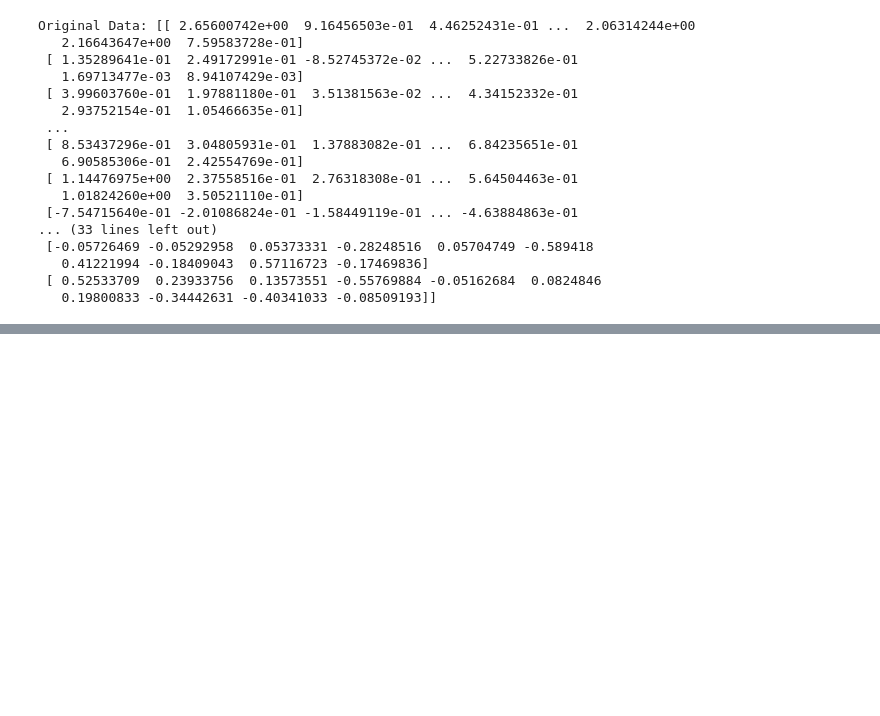
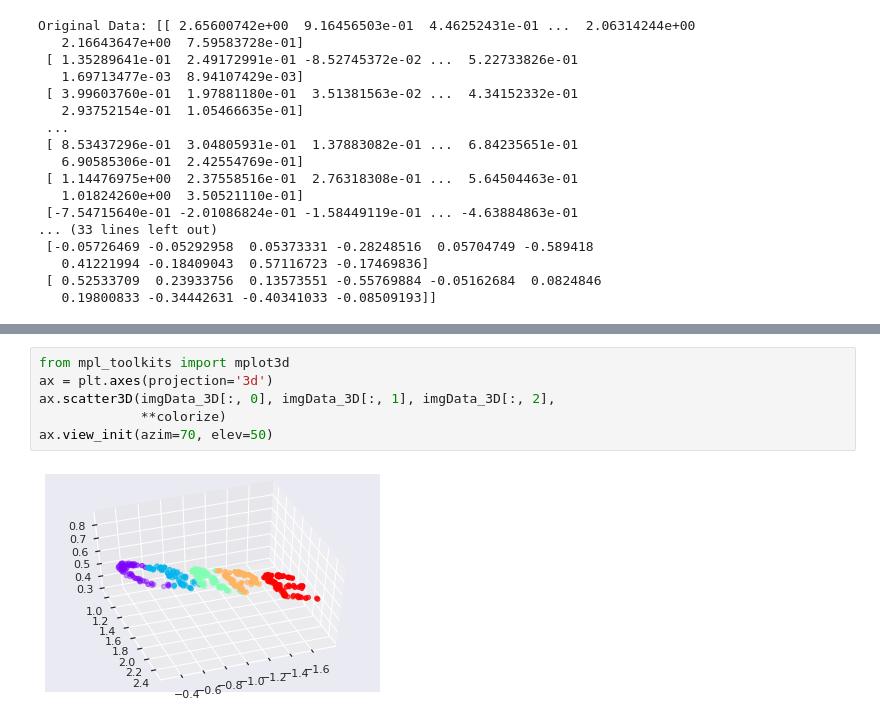
Before and after one commit to AbrahamKong/CMPE256-Dimensionality_Reduction_Assignment, a Jupyter notebook: CMPE_256_Dimensionality_Reduction_Assignment.ipynb, the cells around one changed output, grey strips where cells are left out. Saved outputs shown, nothing was run; the diff lists cells and outputs as text; blank space fills up the shorter version.

```diff
--- a/CMPE_256_Dimensionality_Reduction_Assignment.ipynb
+++ b/CMPE_256_Dimensionality_Reduction_Assignment.ipynb
@@ -81,0 +148,8 @@ Original Data: [[ 2.65600742e+00  9.16456503e-01  4.46252431e-01 ...  2.06314244
+# %%
+from mpl_toolkits import mplot3d
+ax = plt.axes(projection='3d')
+ax.scatter3D(imgData_3D[:, 0], imgData_3D[:, 1], imgData_3D[:, 2],
+             **colorize)
+ax.view_init(azim=70, elev=50)
+# %% [output]
+[figure, added]
```
Also changed, not shown: parts of 16 cells of this notebook.
